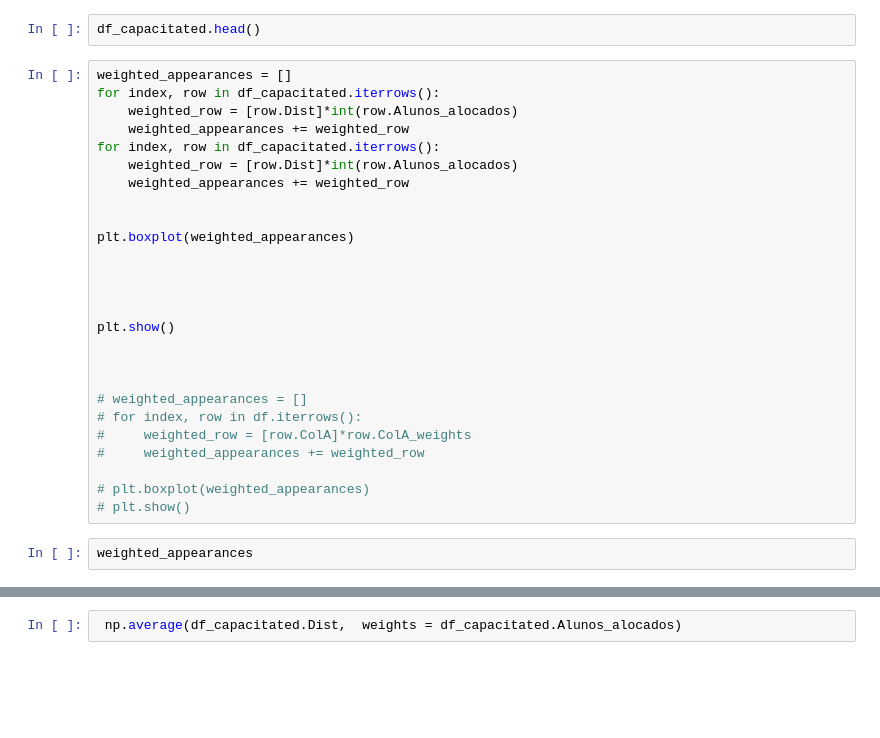
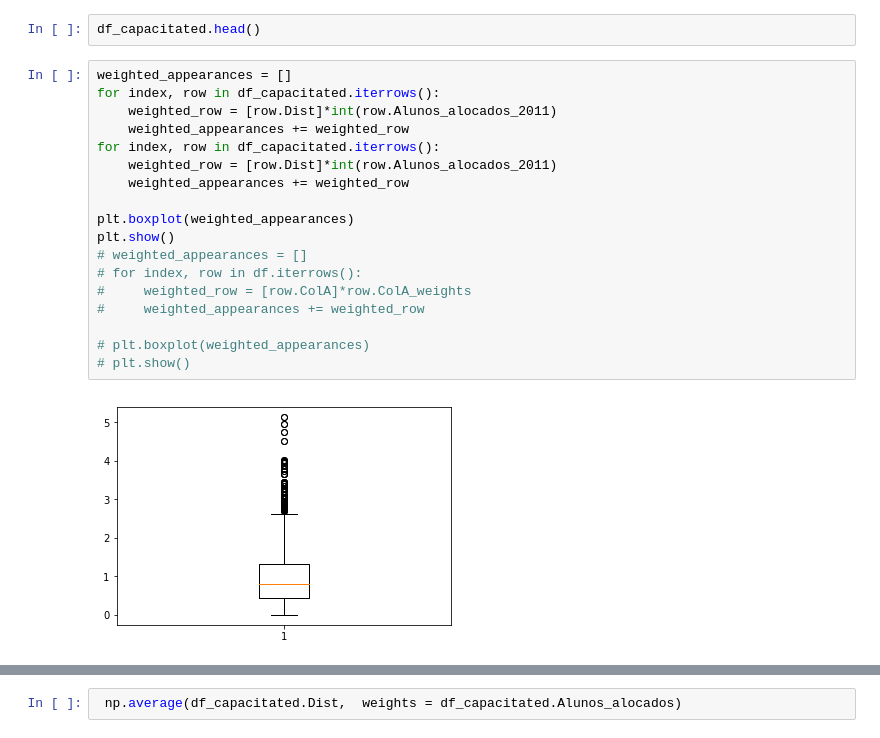
Before and after one commit to joaodolobo/Gini_coefficients, a Jupyter notebook: Gini_coefficients.ipynb, the cells around one changed output, grey strips where cells are left out. Cells and saved outputs as stored; diff of their text form; blank space fills up the shorter version.

```diff
--- a/Gini_coefficients.ipynb
+++ b/Gini_coefficients.ipynb
@@ -87,29 +78,21 @@ df_capacitated.head()
 # %%
 weighted_appearances = []
 for index, row in df_capacitated.iterrows():
-    weighted_row = [row.Dist]*int(row.Alunos_alocados)
+    weighted_row = [row.Dist]*int(row.Alunos_alocados_2011)
     weighted_appearances += weighted_row
 for index, row in df_capacitated.iterrows():
-    weighted_row = [row.Dist]*int(row.Alunos_alocados)
+    weighted_row = [row.Dist]*int(row.Alunos_alocados_2011)
     weighted_appearances += weighted_row
 
-
 plt.boxplot(weighted_appearances)
-
-
-
-
 plt.show()
-
-
-
 # weighted_appearances = []
 # for index, row in df.iterrows():
 #     weighted_row = [row.ColA]*row.ColA_weights
 #     weighted_appearances += weighted_row
 
 # plt.boxplot(weighted_appearances)
 # plt.show()
+# %% [output]
+[figure, added]
-# %%
-weighted_appearances
 # %%
```
Also changed, not shown: parts of 11 cells of this notebook.
